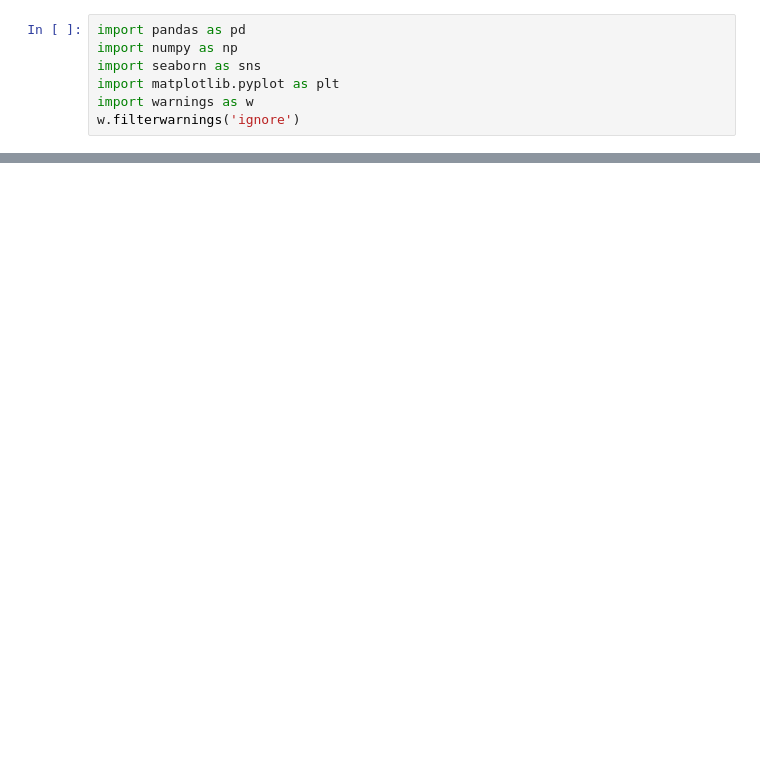
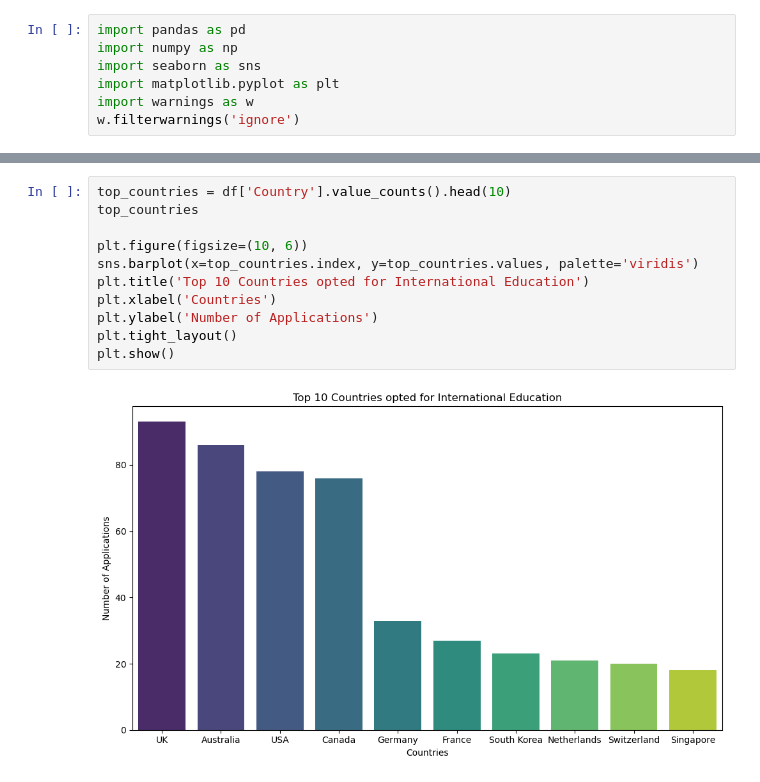
Before and after one commit to hassansultankhan/Cost-of-international-studies, a Jupyter notebook: study_cost.ipynb, the cells around one changed output, grey strips where cells are left out. Cells and saved outputs as stored; diff of their text form; blank space fills up the shorter version.

```diff
--- a/study_cost.ipynb
+++ b/study_cost.ipynb
@@ -19,0 +142,13 @@ df
+# %%
+top_countries = df['Country'].value_counts().head(10)
+top_countries
+
+plt.figure(figsize=(10, 6))
+sns.barplot(x=top_countries.index, y=top_countries.values, palette='viridis')
+plt.title('Top 10 Countries opted for International Education')
+plt.xlabel('Countries')
+plt.ylabel('Number of Applications')
+plt.tight_layout()
+plt.show()
+# %% [output]
+[figure, added]
```
Also changed, not shown: parts of 4 cells of this notebook.
